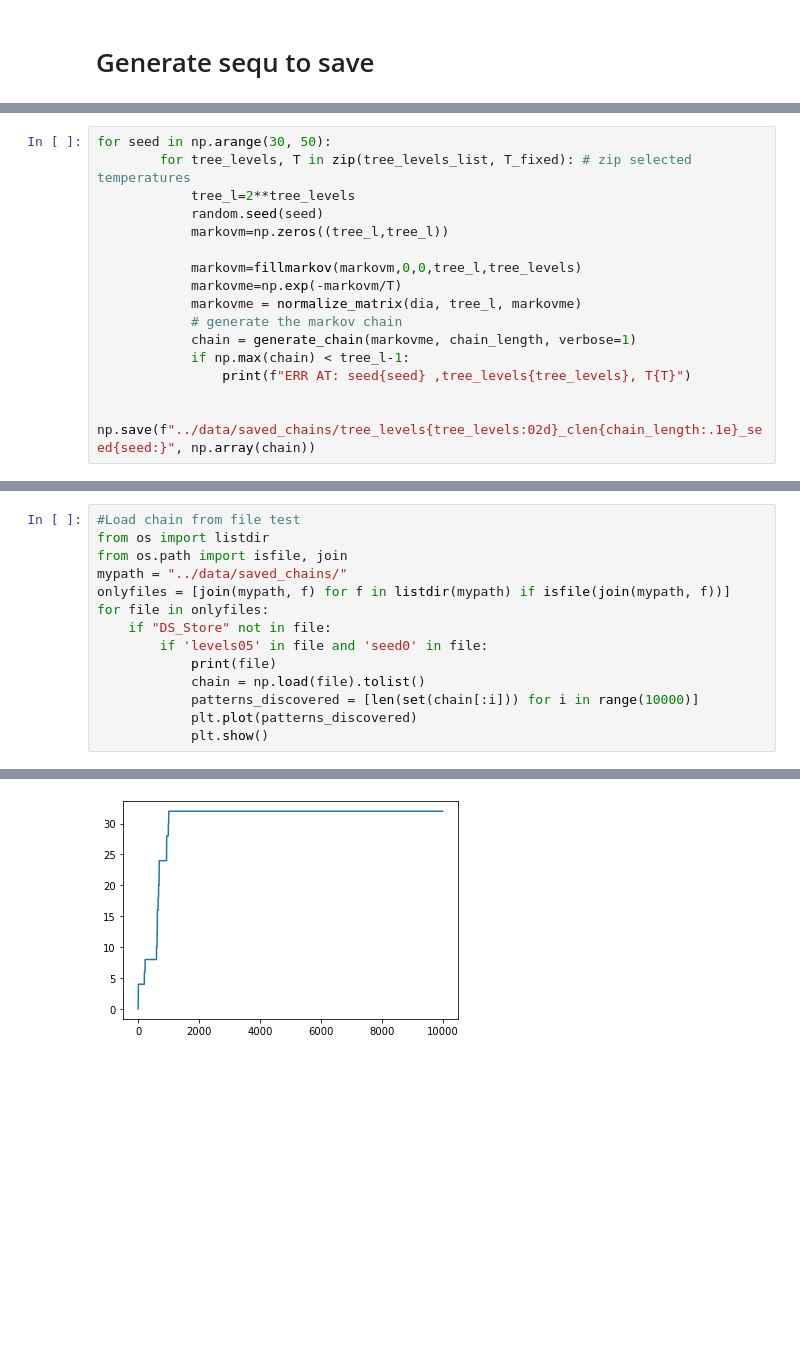
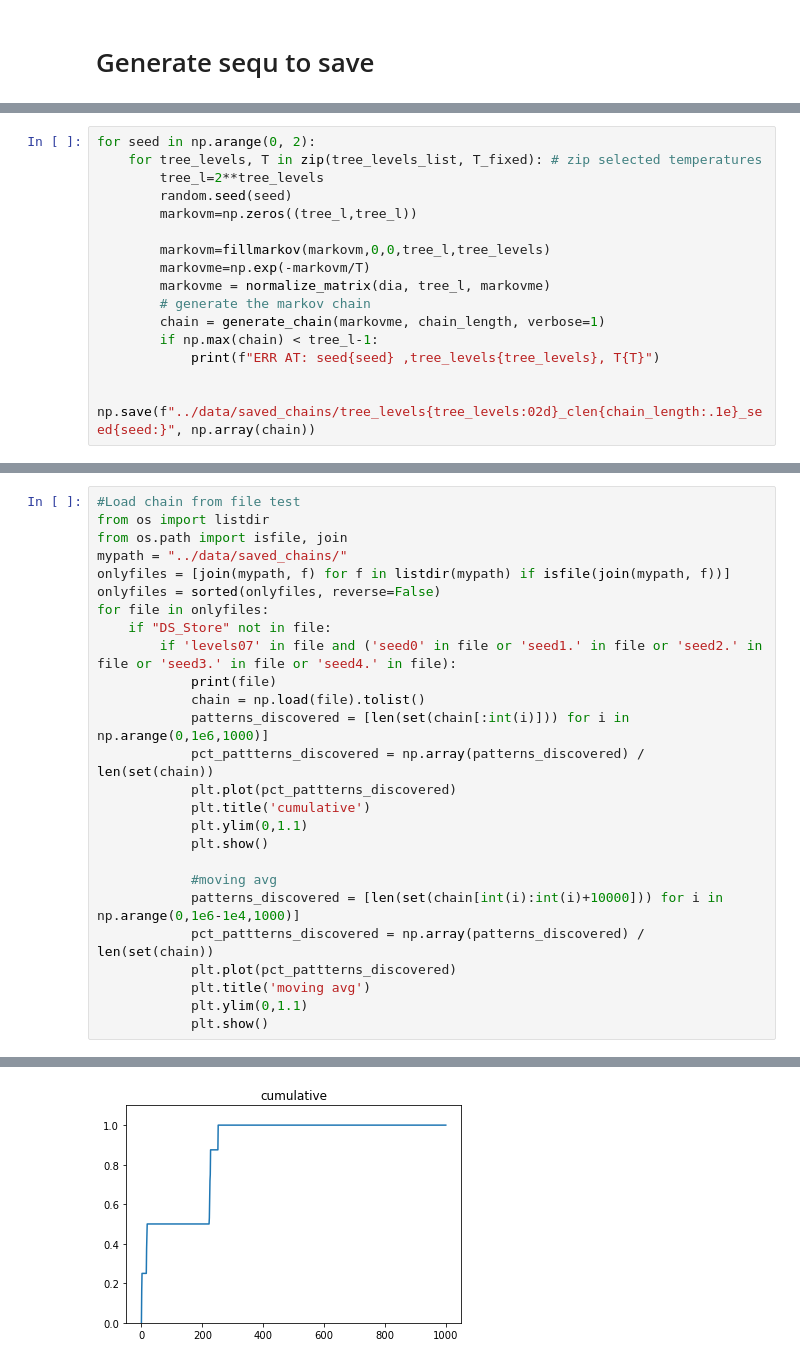
Before and after one commit to jeromel05/Ultrametric-benchmark-v2, a Jupyter notebook: notebooks/version_w_functions.ipynb, the cells around one changed output, grey strips where cells are left out. Saved outputs shown, nothing was run; the diff lists cells and outputs as text; blank space fills up the shorter version.

```diff
--- a/notebooks/version_w_functions.ipynb
+++ b/notebooks/version_w_functions.ipynb
@@ -237,19 +237,19 @@ tree_levels_list=[5,6,7,8,9,10]
 # %%
-for seed in np.arange(30, 50):
-        for tree_levels, T in zip(tree_levels_list, T_fixed): # zip selected temperatures
-            tree_l=2**tree_levels
-            random.seed(seed)
-            markovm=np.zeros((tree_l,tree_l))
+for seed in np.arange(0, 2):
+    for tree_levels, T in zip(tree_levels_list, T_fixed): # zip selected temperatures
+        tree_l=2**tree_levels
+        random.seed(seed)
+        markovm=np.zeros((tree_l,tree_l))
 
-            markovm=fillmarkov(markovm,0,0,tree_l,tree_levels)
-            markovme=np.exp(-markovm/T)
-            markovme = normalize_matrix(dia, tree_l, markovme)
-            # generate the markov chain
-            chain = generate_chain(markovme, chain_length, verbose=1)
-            if np.max(chain) < tree_l-1:
-                print(f"ERR AT: seed{seed} ,tree_levels{tree_levels}, T{T}")
+        markovm=fillmarkov(markovm,0,0,tree_l,tree_levels)
+        markovme=np.exp(-markovm/T)
+        markovme = normalize_matrix(dia, tree_l, markovme)
+        # generate the markov chain
+        chain = generate_chain(markovme, chain_length, verbose=1)
+        if np.max(chain) < tree_l-1:
+            print(f"ERR AT: seed{seed} ,tree_levels{tree_levels}, T{T}")
 
-            np.save(f"../data/saved_chains/tree_levels{tree_levels:02d}_clen{chain_length:.1e}_seed{seed:}", np.array(chain))
+        np.save(f"../data/saved_chains/tree_levels{tree_levels:02d}_clen{chain_length:.1e}_seed{seed:}", np.array(chain))
 # %% [output]
 Generating Markov chain...
 Generating Markov chain...
@@ -274,12 +259,24 @@ from os import listdir
 from os.path import isfile, join
 mypath = "../data/saved_chains/"
 onlyfiles = [join(mypath, f) for f in listdir(mypath) if isfile(join(mypath, f))]
+onlyfiles = sorted(onlyfiles, reverse=False)
 for file in onlyfiles:
     if "DS_Store" not in file:
-        if 'levels05' in file and 'seed0' in file:
+        if 'levels07' in file and ('seed0' in file or 'seed1.' in file or 'seed2.' in file or 'seed3.' in file or 'seed4.' in file):
             print(file)
             chain = np.load(file).tolist()
-            patterns_discovered = [len(set(chain[:i])) for i in range(10000)]
-            plt.plot(patterns_discovered)
+            patterns_discovered = [len(set(chain[:int(i)])) for i in np.arange(0,1e6,1000)]
+            pct_pattterns_discovered = np.array(patterns_discovered) / len(set(chain))
+            plt.plot(pct_pattterns_discovered)
+            plt.title('cumulative')
+            plt.ylim(0,1.1)
             plt.show()
+
+            #moving avg
+            patterns_discovered = [len(set(chain[int(i):int(i)+10000])) for i in np.arange(0,1e6-1e4,1000)]
+            pct_pattterns_discovered = np.array(patterns_discovered) / len(set(chain))
+            plt.plot(pct_pattterns_discovered)
+            plt.title('moving avg')
+            plt.ylim(0,1.1)
+            plt.show()
 # %% [output]
@@ -287 +284 @@ for file in onlyfiles:
-[figure, old version]
+[figure, new version]
```
Also changed, not shown: parts of 3 cells of this notebook, 4 other files.
